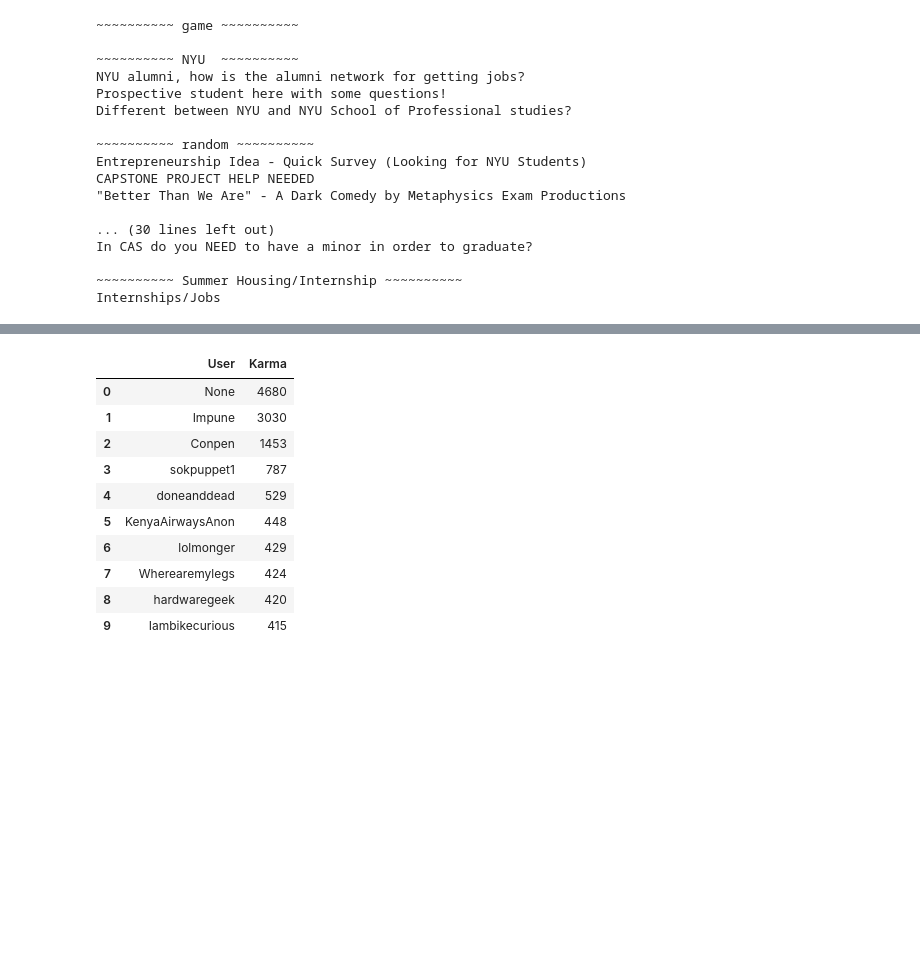
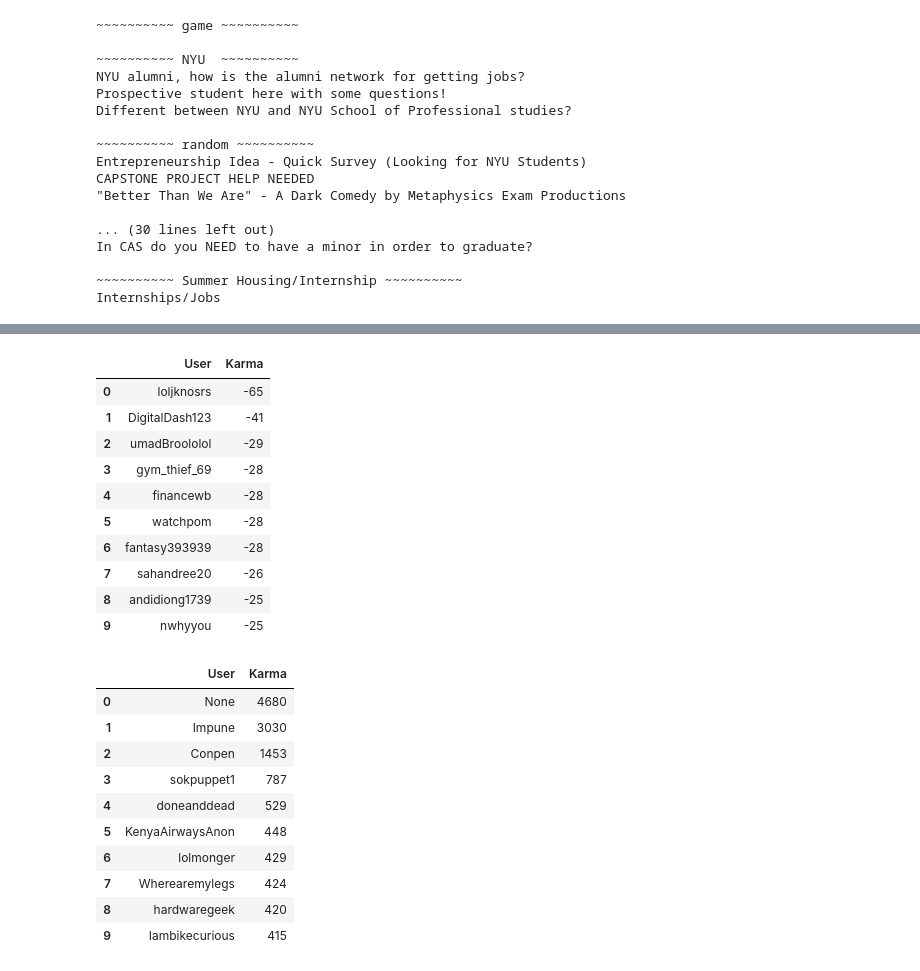
Before and after one commit to Kn99HN/R_NYU_Analysis, a Jupyter notebook: Analysis.ipynb, the cells around one changed output, grey strips where cells are left out. Drawn from its saved outputs; the diff is of its cells as text; code cells hidden in the pictures; blank space fills up the shorter version.

```diff
--- a/Analysis.ipynb
+++ b/Analysis.ipynb
@@ -421,6 +643,26 @@ for index, row in comments.iterrows():
 
 def get_value(k):
     return scores[k]
+# %%
+worst_users = sorted(scores, key = get_value, reverse = False)[:10]
+worst_scores = list()
+for user in worst_users:
+    worst_scores.append(scores[user])
+
+worst_posters = pd.DataFrame({'User': worst_users, 'Karma': worst_scores})
+worst_posters
+# %% [output]
+|  | User | Karma |
+| 0 | loljknosrs | -65 |
+| 1 | DigitalDash123 | -41 |
+| 2 | umadBroololol | -29 |
+| 3 | gym_thief_69 | -28 |
+| 4 | financewb | -28 |
+| 5 | watchpom | -28 |
+| 6 | fantasy393939 | -28 |
+| 7 | sahandree20 | -26 |
+| 8 | andidiong1739 | -25 |
+| 9 | nwhyyou | -25 |
 # %%
 top_users = sorted(scores, key = get_value, reverse = True)[:10]
 top_scores = list()
```
Also changed, not shown: parts of 25 cells of this notebook, 1 other file.
